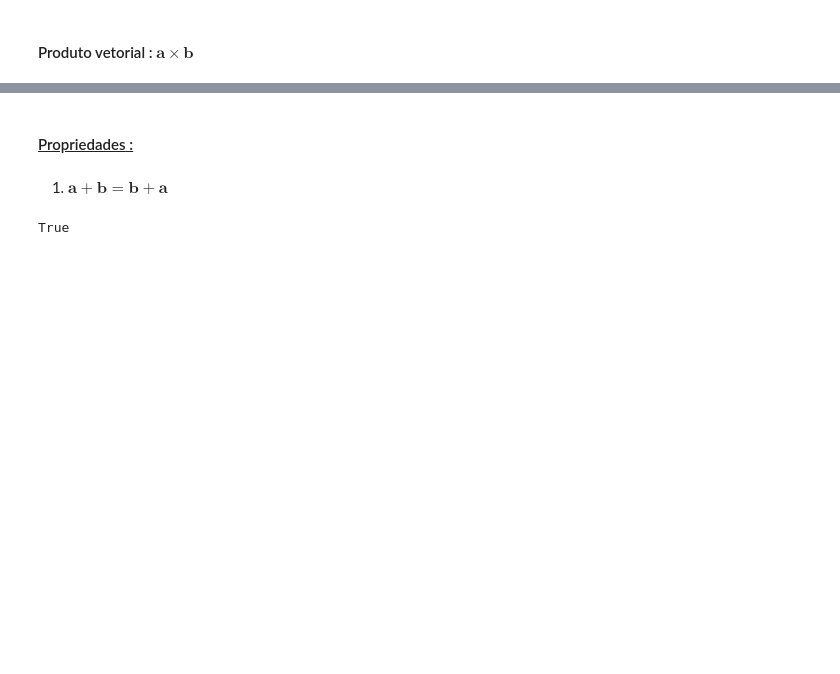
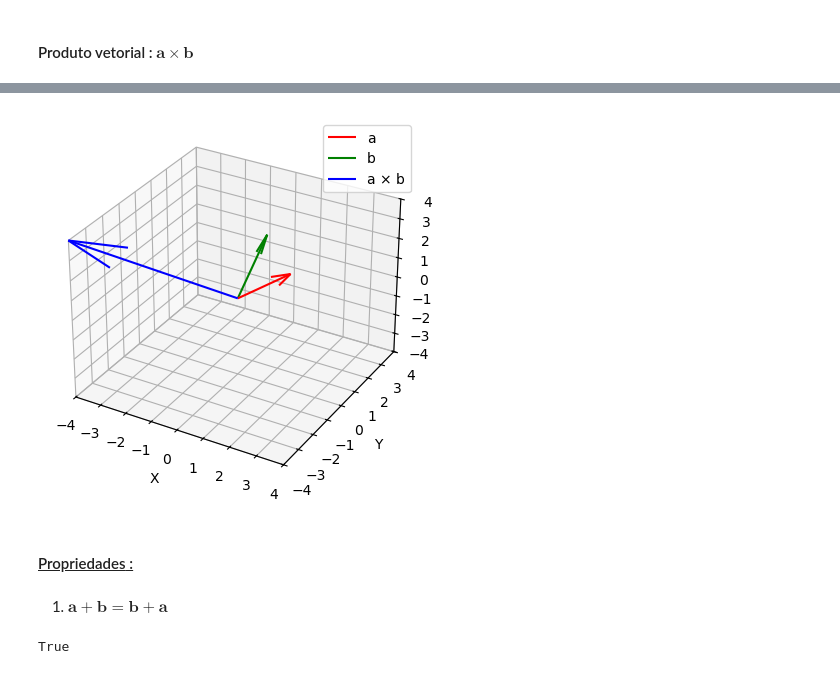
Before and after one commit to andrelreis/geofisica1, a Jupyter notebook: code/0. analise_vetorial/analise_vetorial.ipynb, the cells around one changed output, grey strips where cells are left out. Saved outputs shown, nothing was run; the diff lists cells and outputs as text; code cells hidden in the pictures; blank space fills up the shorter version.

```diff
--- a/code/0. analise_vetorial/analise_vetorial.ipynb
+++ b/code/0. analise_vetorial/analise_vetorial.ipynb
@@ -49,3 +60,7 @@ print (np.cross(a,b))
+# %%
+pv.plot_cross_product(a,b)
+# %% [output]
+[figure, added]
 # %% [markdown]
 #### <ins>Propriedades<ins> :
 # %% [markdown]
```
Also changed, not shown: parts of 21 cells of this notebook, 1 other file.
